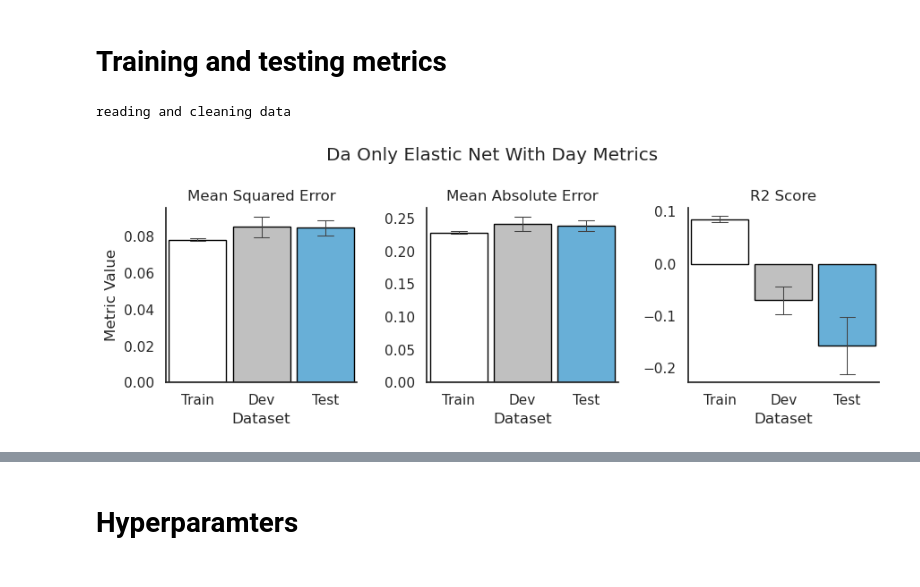
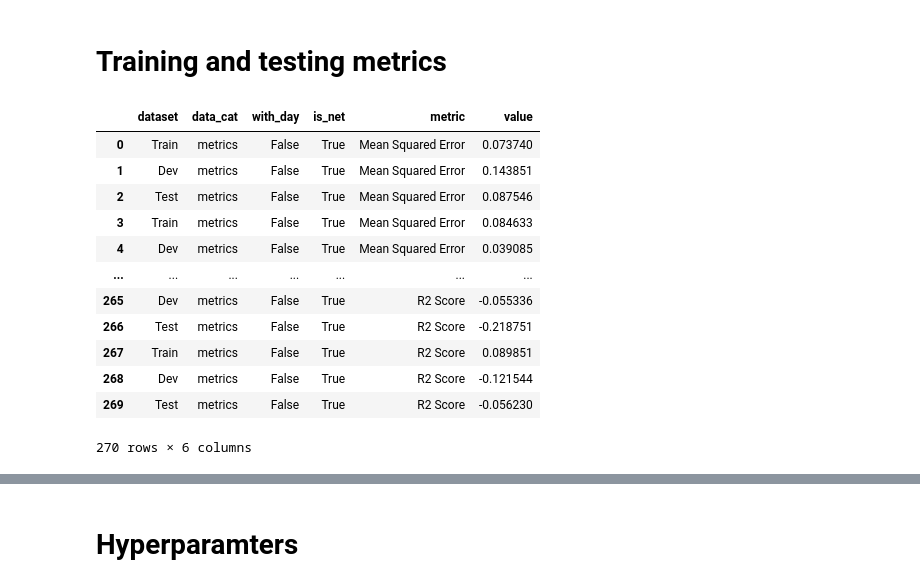
Before and after one commit to Mschaid/ENIGMA, a Jupyter notebook: notebooks/reports/final_experiments_analysis.ipynb, the cells around one changed output, grey strips where cells are left out. Cells and saved outputs as stored; diff of their text form; code cells hidden in the pictures.

```diff
--- a/notebooks/reports/final_experiments_analysis.ipynb
+++ b/notebooks/reports/final_experiments_analysis.ipynb
@@ -78,7 +80,21 @@ NameError: name 'save' is not defined
 # Training and testing metrics
 # %%
 with_day = MetricAnalyzer(path_finder.metrics_paths[0], ExperimentMetadata)
-with_day.plot_data()
+no_day = MetricAnalyzer(path_finder.metrics_paths[1], ExperimentMetadata)
+with_day.read_and_clean_data()
+no_day.read_and_clean_data()
+with_day.data_frame
 # %% [output]
+|  | dataset | data_cat | with_day | is_net | metric | value |
+| 0 | Train | metrics | False | True | Mean Squared Error | 0.073740 |
+| 1 | Dev | metrics | False | True | Mean Squared Error | 0.143851 |
+| 2 | Test | metrics | False | True | Mean Squared Error | 0.087546 |
+| 3 | Train | metrics | False | True | Mean Squared Error | 0.084633 |
+| 4 | Dev | metrics | False | True | Mean Squared Error | 0.039085 |
+| ... | ... | ... | ... | ... | ... | ... |
+| 265 | Dev | metrics | False | True | R2 Score | -0.055336 |
+| 266 | Test | metrics | False | True | R2 Score | -0.218751 |
+| 267 | Train | metrics | False | True | R2 Score | 0.089851 |
+| 268 | Dev | metrics | False | True | R2 Score | -0.121544 |
+| 269 | Test | metrics | False | True | R2 Score | -0.056230 |
-reading and cleaning data
+270 rows × 6 columns
-[figure, removed]
```
Also changed, not shown: parts of 8 cells of this notebook, 6 other files.
